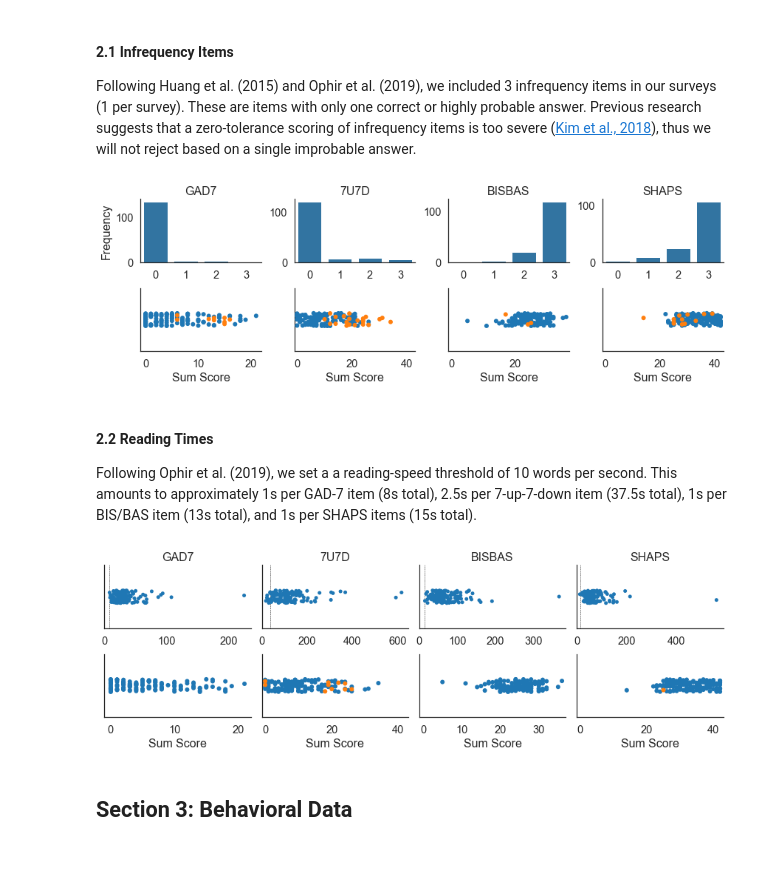
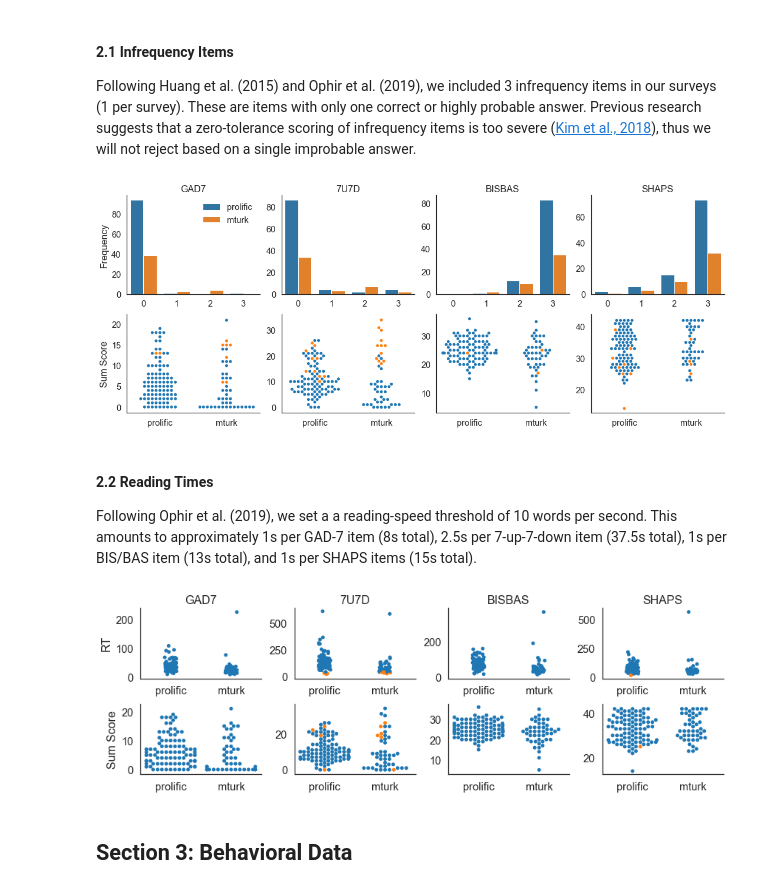
Before and after one commit to nivlab/sciops, a Jupyter notebook: notebooks/02_Quality.ipynb, the cells around one changed output. Drawn from its saved outputs; the diff is of its cells as text; code cells hidden in the pictures; blank space fills up the shorter version.

Commit message:
updated plotting

```diff
--- a/notebooks/02_Quality.ipynb
+++ b/notebooks/02_Quality.ipynb
@@ -17,14 +17,21 @@ metadata = concat([prolific, mturk], sort=False)
 
 ## Update column names.
 metadata['use-other'] = np.where(metadata.mturk.isnull(), metadata.prolific, metadata.mturk)
+
+## Initialize reject dataframe.
+reject = metadata[['platform','subject']]
 # %% [markdown]
 #### 1.1 Study Metrics
 # %%
 ## Initialize canvas.
 fig, axes = plt.subplots(1,3,figsize=(12,4))
 
+## Store instruction loops.
+reject = reject.merge(metadata[['platform','subject','n_loops']])
+
 ## Plot platform use.
 sns.countplot('platform', hue='use-other', data=metadata, hue_order=['Yes', 'No'], ax=axes[0])
+axes[0].legend(loc=1, frameon=False)
 axes[0].set(xlabel='Use Other Platform', ylabel='Frequency')
 
 ## Plot instructions loops.
@@ -32,7 +39,7 @@ sns.swarmplot('platform', 'n_loops', data=metadata, ax=axes[1])
 axes[1].set(xlabel='Instruction Loops', ylabel='Frequency')
 
 ## Plot participation time.
-sns.stripplot('n_loops', 'minutes', data=metadata, palette=sns.color_palette(), ax=axes[2])
+sns.swarmplot('n_loops', 'minutes', data=metadata, palette=sns.color_palette(), ax=axes[2])
 axes[2].set(xlabel='Instruction Loops', ylabel='Completion time (min)')
 
 sns.despine()
@@ -51,40 +58,47 @@ surveys = concat([prolific,mturk])
 Following Huang et al. (2015) and Ophir et al. (2019), we included 3 infrequency items in our surveys (1 per survey). These are items with only one correct or highly probable answer. Previous research suggests that a zero-tolerance scoring of infrequency items is too severe ([Kim et al., 2018](http://dx.doi.org/10.3758/s13428-017-0964-9)), thus we will not reject based on a single improbable answer.
 # %%
 ## Initialize canvas.
-fig, axes = plt.subplots(2,4,figsize=(12,4))
+fig, axes = plt.subplots(2,4,figsize=(15,6))
 
 ## Define metadata.
 prefixes = ['gad7','7u7d','bisbas','shaps']
 orders = [np.arange(4), np.arange(4), np.arange(4), np.arange(4)]
 flags = [(1,2,3),(1,2,3),(0,1),(0,1)]
 
 ## Iteratively plot.
 for i, (prefix, order, flag) in enumerate(zip(prefixes, orders, flags)):
 
-    ## Extract surveys.
-    items = surveys.filter(regex=f'{prefix}-q').values
+    ## Extract survey.
+    cols = ['platform','subject'] + surveys.filter(regex=f'{prefix}-q').columns.tolist()
+    items = surveys[cols].copy()
 
-    ## Separate infrequency item from others.
-    infreq = items[:,-1]
-    items = items[:,:-1]
+    ## Score infrequency item.
+    items['infreq'] = np.in1d(items.values[:,-1], flag)
+    reject[f'{prefix}-infreq'] = items['infreq'].values
 
     ## Compute sum scores.
-    sum_scores = items.sum(axis=1)
+    items['total'] = items[cols[2:-1]].sum(axis=1)
 
     ## Plot responses on infrequency items.
-    sns.countplot(infreq, order=order, color='#1f77b4', ax=axes[0,i])
-    axes[0,i].set(ylabel='', title=prefix.upper())
-    if not i: axes[0,i].set_ylabel('Frequency')
+    sns.countplot(cols[-1], hue='platform', data=items, order=order, ax=axes[0,i])
+    axes[0,i].legend_.set_visible(False)
+    axes[0,i].set(xlabel='', ylabel='', title=prefix.upper())
 
     ## Plot distribution of scores.
-    sns.stripplot(sum_scores[~np.in1d(infreq, flag)], color='#1f77b4', size=6, ax=axes[1,i])
-    sns.stripplot(sum_scores[np.in1d(infreq, flag)], color='#ff7f0e', size=6, ax=axes[1,i])
-    axes[1,i].set(xlabel='Sum Score', xlim=(-1,items.shape[-1] * order[-1]+1))
+    sns.swarmplot('platform', 'total', 'infreq', data=items,  ax=axes[1,i])
+    axes[1,i].set(xlabel='', ylabel='')
+    axes[1,i].legend_.set_visible(False)
+
+    ## Add details.
+    if not i:
+        axes[0,i].legend(frameon=False, loc=1)
+        axes[0,i].set_ylabel('Frequency')
+        axes[1,i].set_ylabel('Sum Score')
 
 sns.despine()
 plt.tight_layout()
 # %% [output]
-[figure, old version]
+[figure, new version]
 # %% [markdown]
 #### 2.2 Reading Times
 Following Ophir et al. (2019), we set a a reading-speed threshold of 10 words per second. This amounts to approximately 1s per GAD-7 item (8s total), 2.5s per 7-up-7-down item (37.5s total), 1s per BIS/BAS item (13s total), and 1s per SHAPS items (15s total).
@@ -100,27 +114,36 @@ totals = [8, 37.5, 13, 15]
 ## Iteratively plot.
 for i, (prefix, order, total) in enumerate(zip(prefixes, orders, totals)):
 
-    ## Extract surveys.
-    items = surveys.filter(regex=f'{prefix}-q').values[:,:-1]
-    rt = surveys.filter(regex=f'{prefix}-rt').values.flatten()
+    ## Extract survey.
+    cols = ['platform','subject'] + surveys.filter(regex=prefix).columns.tolist()
+    items = surveys[cols].copy()
+
+    ## Score response times..
+    items['rt'] = items.values[:,-1] < total
+    reject[f'{prefix}-rt'] = items['rt'].values
 
     ## Compute sum scores.
-    sum_scores = items.sum(axis=1)
+    items['total'] = items[cols[2:-2]].sum(axis=1)
 
     ## Plot responses on infrequency items.
-    sns.stripplot(rt, color='#1f77b4', ax=axes[0,i])
-    axes[0,i].axvline(total, lw=0.5, linestyle='--', color='k')
-    axes[0,i].set(xlim=(0), ylabel='', title=prefix.upper())
+    sns.stripplot('platform', items[cols[-1]], 'rt', data=items, ax=axes[0,i])
+    axes[0,i].legend_.set_visible(False)
+    axes[0,i].set(xlabel='', ylabel='', title=prefix.upper())
 
     ## Plot distribution of scores.
-    sns.stripplot(sum_scores[rt > total], color='#1f77b4', size=6, ax=axes[1,i])
-    sns.stripplot(sum_scores[rt < total], color='#ff7f0e', size=6, ax=axes[1,i])
-    axes[1,i].set(xlabel='Sum Score', xlim=(-1,items.shape[-1] * order[-1]+1))
+    sns.swarmplot('platform', 'total', 'rt', data=items,  ax=axes[1,i])
+    axes[1,i].set(xlabel='', ylabel='')
+    axes[1,i].legend_.set_visible(False)
+
+    ## Add details.
+    if not i:
+        axes[0,i].set_ylabel('RT')
+        axes[1,i].set_ylabel('Sum Score')
 
 sns.despine()
 plt.tight_layout()
 # %% [output]
-[figure, old version]
+[figure, new version]
 # %% [markdown]
 ## Section 3: Behavioral Data
 # %%
```
Also changed, not shown: parts of 3 cells of this notebook.
